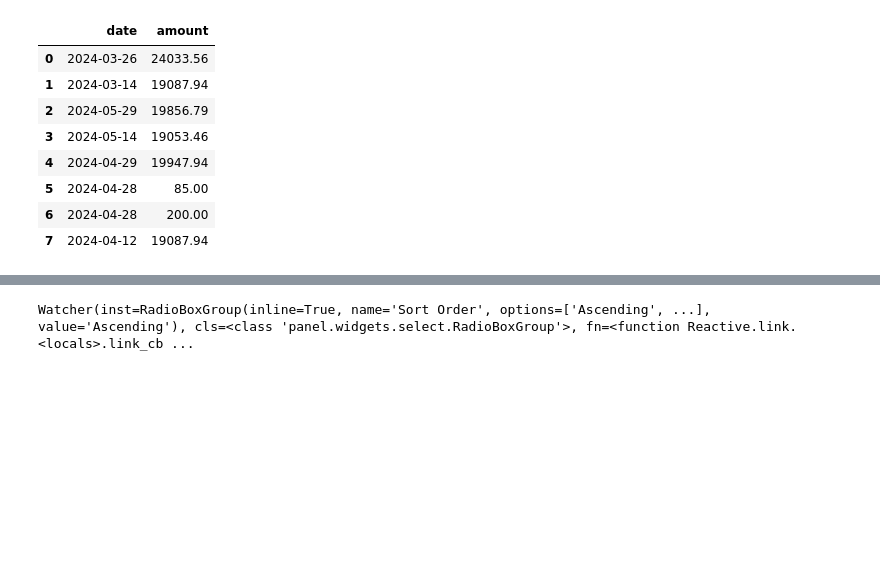
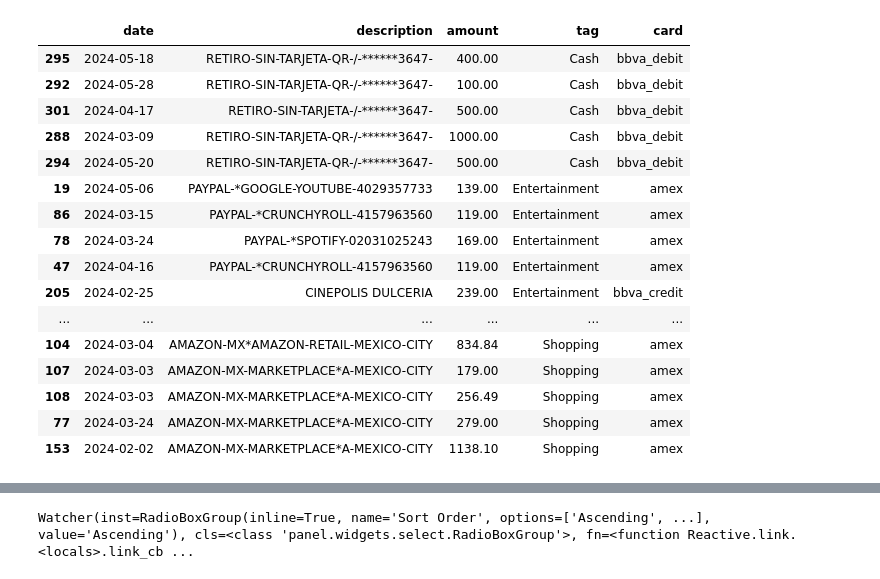
Before and after one commit to EliasManj/budgets-visualization, a Jupyter notebook: Visualize.ipynb, the cells around one changed output, grey strips where cells are left out. Saved outputs shown, nothing was run; the diff lists cells and outputs as text; code cells hidden in the pictures; blank space fills up the shorter version.

```diff
--- a/Visualize.ipynb
+++ b/Visualize.ipynb
@@ -9,6 +9,10 @@ from panel import Spacer
 import yaml
 import sqlite3
 pn.extension('tabulator')
+pd.set_option('display.max_rows', None)
+pd.set_option('display.max_columns', None)
+pd.set_option('display.width', None)
+pd.set_option('display.max_colwidth', None)
 # %% [output]
 [interactive output not drawn]
 [interactive output not drawn]
@@ -40,32 +42,39 @@ def fetch_data(query, db_path='db/database.db'):
 # %%
 df_transactions = fetch_data("SELECT * FROM transactions")
 df_imports = fetch_data("SELECT * FROM imports")
 df_accumulations = fetch_data("SELECT * FROM budget_accumulations")
 df_transactions = df_transactions.sort_values(by='tag')
 df_transactions['date'] = pd.to_datetime(df_transactions['date'], format='%Y-%m-%d', errors='coerce')
 df_imports['date'] = pd.to_datetime(df_imports['date'], format='%Y-%m-%d', errors='coerce')
 df_accumulations['date'] = pd.to_datetime(df_accumulations['date'], format='%Y-%m-%d', errors='coerce')
-df_transactions
 
 with open('budgets.yaml', 'r') as file:
     yaml_data = yaml.safe_load(file)
 
 budget_df = pd.DataFrame(yaml_data['budgets'])
 total_budget_per_month = budget_df['amount'].sum()
 total_expenses_per_month = budget_df[ budget_df['category'] == 'Expense' ]['amount'].sum()
 total_investments_per_month = budget_df[ budget_df['category'] != 'Expense' ]['amount'].sum()
 budget_df.columns = ['tag','category','budget']
-df_imports
+df_transactions
 # %% [output]
-|  | date | amount |
-| 0 | 2024-03-26 | 24033.56 |
-| 1 | 2024-03-14 | 19087.94 |
-| 2 | 2024-05-29 | 19856.79 |
-| 3 | 2024-05-14 | 19053.46 |
-| 4 | 2024-04-29 | 19947.94 |
-| 5 | 2024-04-28 | 85.00 |
-| 6 | 2024-04-28 | 200.00 |
-| 7 | 2024-04-12 | 19087.94 |
+|  | date | description | amount | tag | card |
+| 295 | 2024-05-18 | RETIRO-SIN-TARJETA-QR-/-******3647- | 400.00 | Cash | bbva_debit |
+| 292 | 2024-05-28 | RETIRO-SIN-TARJETA-QR-/-******3647- | 100.00 | Cash | bbva_debit |
+| 301 | 2024-04-17 | RETIRO-SIN-TARJETA-/-******3647- | 500.00 | Cash | bbva_debit |
+| 288 | 2024-03-09 | RETIRO-SIN-TARJETA-QR-/-******3647- | 1000.00 | Cash | bbva_debit |
+| 294 | 2024-05-20 | RETIRO-SIN-TARJETA-QR-/-******3647- | 500.00 | Cash | bbva_debit |
+| 19 | 2024-05-06 | PAYPAL-*GOOGLE-YOUTUBE-4029357733 | 139.00 | Entertainment | amex |
+| 86 | 2024-03-15 | PAYPAL-*CRUNCHYROLL-4157963560 | 119.00 | Entertainment | amex |
+| 78 | 2024-03-24 | PAYPAL-*SPOTIFY-02031025243 | 169.00 | Entertainment | amex |
+| 47 | 2024-04-16 | PAYPAL-*CRUNCHYROLL-4157963560 | 119.00 | Entertainment | amex |
+| 205 | 2024-02-25 | CINEPOLIS DULCERIA | 239.00 | Entertainment | bbva_credit |
+| ... | ... | ... | ... | ... | ... |
+| 104 | 2024-03-04 | AMAZON-MX*AMAZON-RETAIL-MEXICO-CITY | 834.84 | Shopping | amex |
+| 107 | 2024-03-03 | AMAZON-MX-MARKETPLACE*A-MEXICO-CITY | 179.00 | Shopping | amex |
+| 108 | 2024-03-03 | AMAZON-MX-MARKETPLACE*A-MEXICO-CITY | 256.49 | Shopping | amex |
+| 77 | 2024-03-24 | AMAZON-MX-MARKETPLACE*A-MEXICO-CITY | 279.00 | Shopping | amex |
+| 153 | 2024-02-02 | AMAZON-MX-MARKETPLACE*A-MEXICO-CITY | 1138.10 | Shopping | amex |
 # %%
 start_date = pd.Timestamp('2024-01-01')
 tags = list(budget_df['tag'])
```
Also changed, not shown: parts of 2 cells of this notebook, 3 other files.
